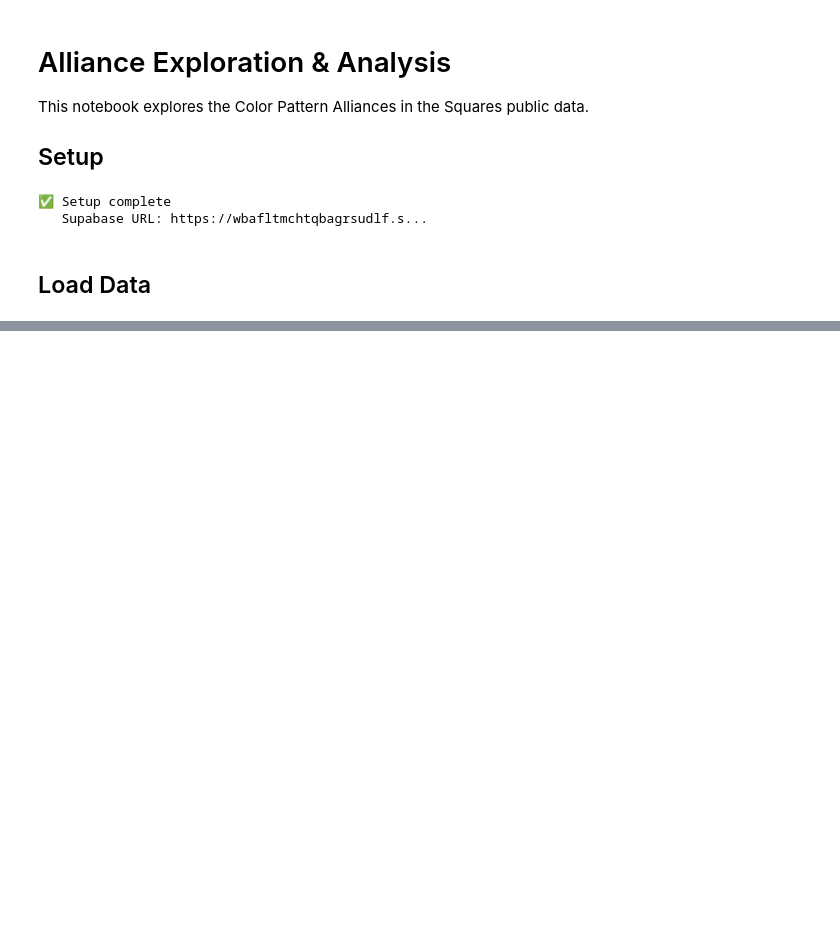
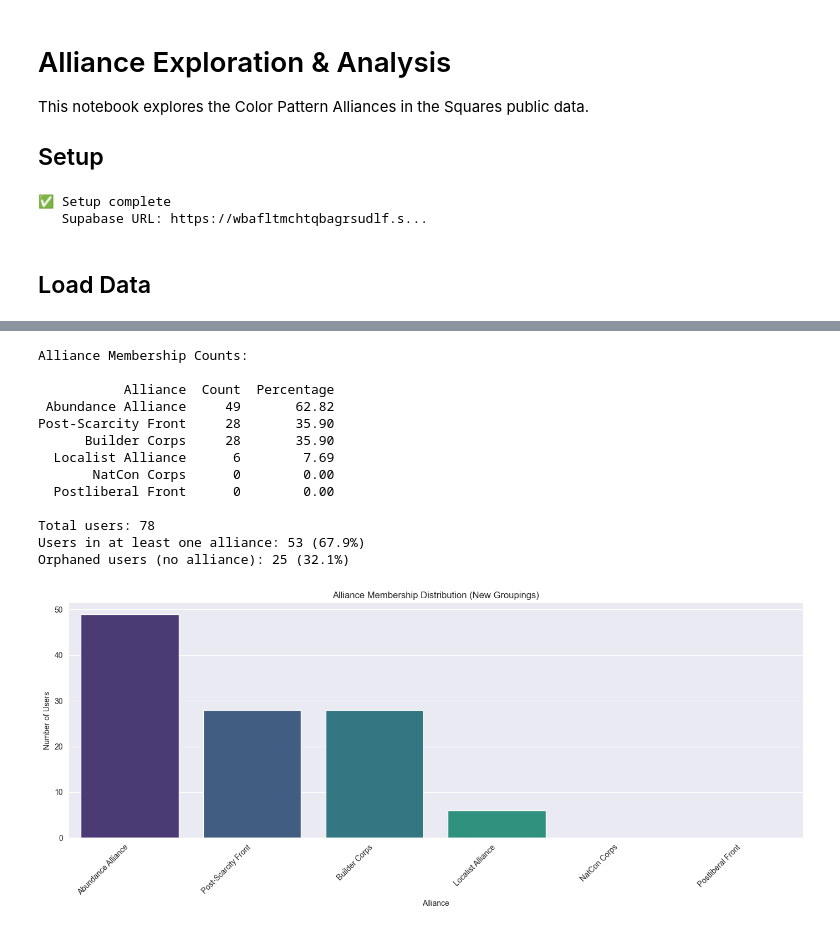
Before and after one commit to seanbhart/squares, a Jupyter notebook: analytics/alliance_exploration.ipynb, the cells around one changed output, grey strips where cells are left out. Cells and saved outputs as stored; diff of their text form; code cells hidden in the pictures; blank space fills up the shorter version.

```diff
--- a/analytics/alliance_exploration.ipynb
+++ b/analytics/alliance_exploration.ipynb
@@ -756,0 +151,41 @@ hiponax.eth  410486               3            3               1
+# %%
+alliance_counts = {ALLIANCE_NAMES[col]: df[col].sum() for col in alliance_columns}
+alliance_df = pd.DataFrame(list(alliance_counts.items()), columns=['Alliance', 'Count'])
+alliance_df['Percentage'] = (alliance_df['Count'] / len(df) * 100).round(2)
+alliance_df = alliance_df.sort_values('Count', ascending=False)
+
+print('Alliance Membership Counts:\n')
+print(alliance_df.to_string(index=False))
+print(f'\nTotal users: {len(df)}')
+
+# Count users in at least one alliance
+df['in_any_alliance'] = df[alliance_columns].any(axis=1)
+users_in_alliance = df['in_any_alliance'].sum()
+orphaned_users = len(df) - users_in_alliance
+
+print(f'Users in at least one alliance: {users_in_alliance} ({users_in_alliance/len(df)*100:.1f}%)')
+print(f'Orphaned users (no alliance): {orphaned_users} ({orphaned_users/len(df)*100:.1f}%)')
+
+# Visualize
+plt.figure(figsize=(14, 6))
+sns.barplot(data=alliance_df, x='Alliance', y='Count', hue='Alliance', palette='viridis', legend=False)
+plt.xticks(rotation=45, ha='right')
+plt.title('Alliance Membership Distribution (New Groupings)')
+plt.ylabel('Number of Users')
+plt.tight_layout()
+plt.show()
+# %% [output]
+Alliance Membership Counts:
+
+           Alliance  Count  Percentage
+ Abundance Alliance     49       62.82
+Post-Scarcity Front     28       35.90
+      Builder Corps     28       35.90
+  Localist Alliance      6        7.69
+       NatCon Corps      0        0.00
+  Postliberal Front      0        0.00
+
+Total users: 78
+Users in at least one alliance: 53 (67.9%)
+Orphaned users (no alliance): 25 (32.1%)
+[figure, added]
```
Also changed, not shown: parts of 38 cells of this notebook, 6 other files.
